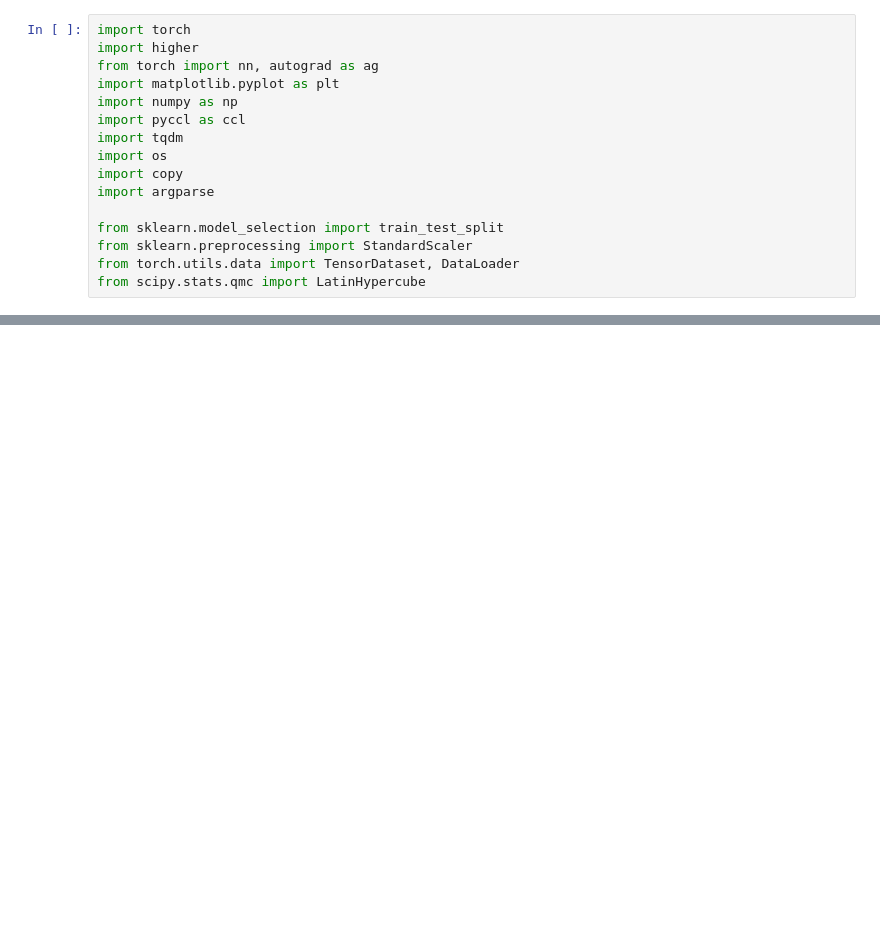
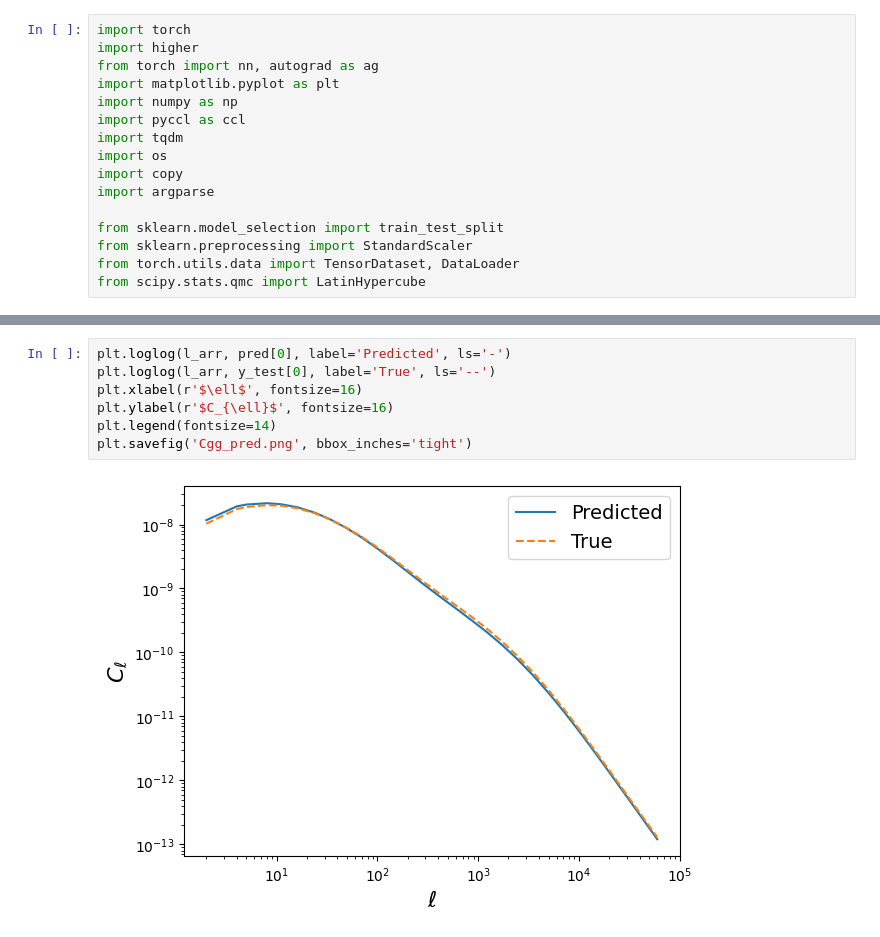
Before and after one commit to CMacM/CosyMAML, a Jupyter notebook: classyMAML.ipynb, the cells around one changed output, grey strips where cells are left out. Saved outputs shown, nothing was run; the diff lists cells and outputs as text; blank space fills up the shorter version.

```diff
--- a/classyMAML.ipynb
+++ b/classyMAML.ipynb
@@ -50,0 +219,9 @@ class CosMAML():
+# %%
+plt.loglog(l_arr, pred[0], label='Predicted', ls='-')
+plt.loglog(l_arr, y_test[0], label='True', ls='--')
+plt.xlabel(r'$\ell$', fontsize=16)
+plt.ylabel(r'$C_{\ell}$', fontsize=16)
+plt.legend(fontsize=14)
+plt.savefig('Cgg_pred.png', bbox_inches='tight')
+# %% [output]
+[figure, added]
```
Also changed, not shown: parts of 8 cells of this notebook, 2 other files.
